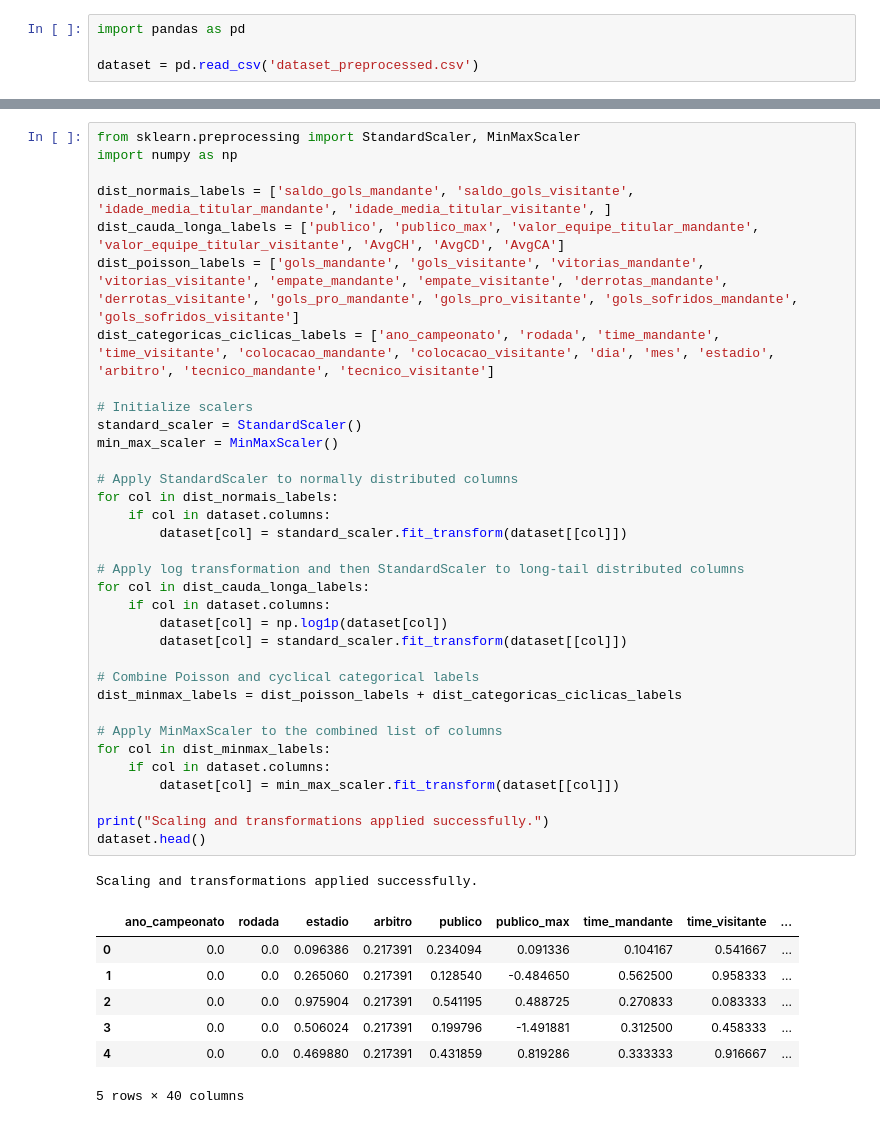
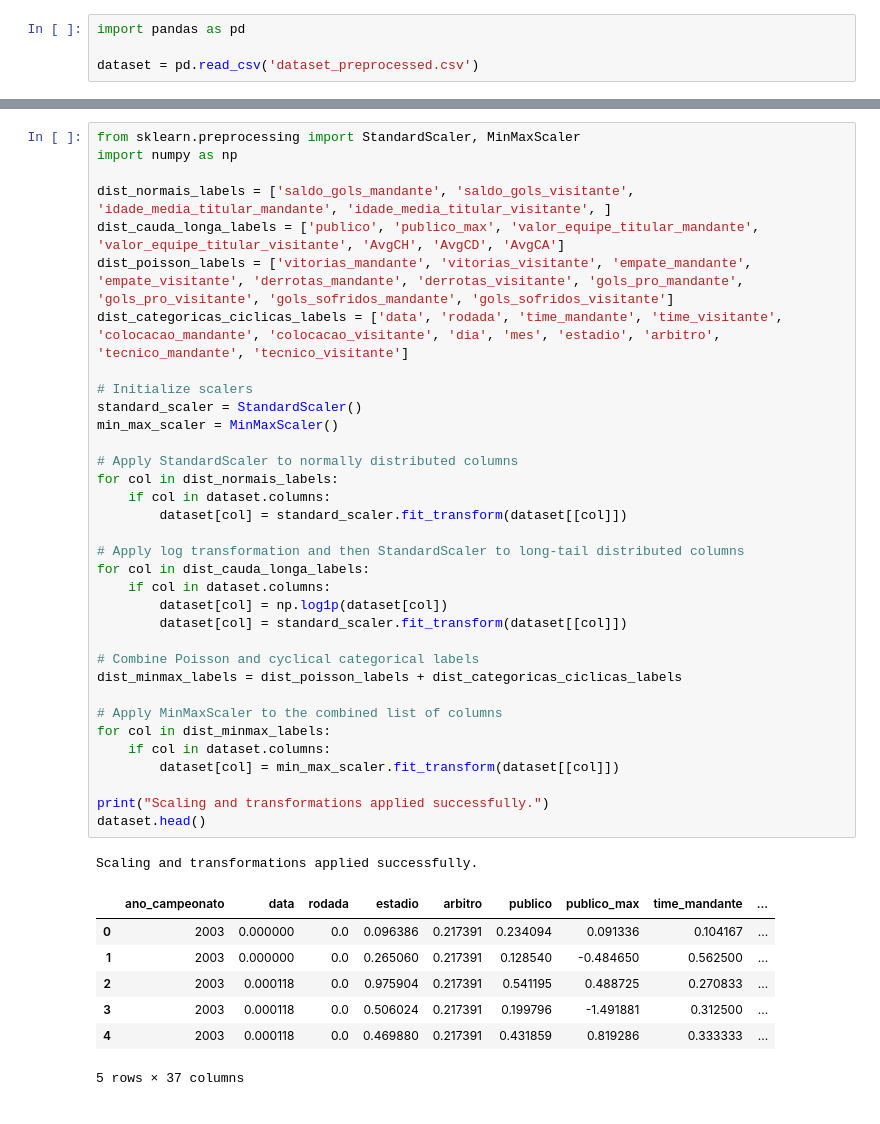
Before and after one commit to leandroassis/sportbet_model, a Jupyter notebook: data/feature_scale.ipynb, the cells around one changed output, grey strips where cells are left out. Saved outputs shown, nothing was run; the diff lists cells and outputs as text.

```diff
--- a/data/feature_scale.ipynb
+++ b/data/feature_scale.ipynb
@@ -57,43 +57,43 @@ import numpy as np
 
 dist_normais_labels = ['saldo_gols_mandante', 'saldo_gols_visitante', 'idade_media_titular_mandante', 'idade_media_titular_visitante', ]
 dist_cauda_longa_labels = ['publico', 'publico_max', 'valor_equipe_titular_mandante', 'valor_equipe_titular_visitante', 'AvgCH', 'AvgCD', 'AvgCA']
-dist_poisson_labels = ['gols_mandante', 'gols_visitante', 'vitorias_mandante', 'vitorias_visitante', 'empate_mandante', 'empate_visitante', 'derrotas_mandante', 'derrotas_visitante', 'gols_pro_mandante', 'gols_pro_visitante', 'gols_sofridos_mandante', 'gols_sofridos_visitante']
-dist_categoricas_ciclicas_labels = ['ano_campeonato', 'rodada', 'time_mandante', 'time_visitante', 'colocacao_mandante', 'colocacao_visitante', 'dia', 'mes', 'estadio', 'arbitro', 'tecnico_mandante', 'tecnico_visitante']
+dist_poisson_labels = ['vitorias_mandante', 'vitorias_visitante', 'empate_mandante', 'empate_visitante', 'derrotas_mandante', 'derrotas_visitante', 'gols_pro_mandante', 'gols_pro_visitante', 'gols_sofridos_mandante', 'gols_sofridos_visitante']
+dist_categoricas_ciclicas_labels = ['data', 'rodada', 'time_mandante', 'time_visitante', 'colocacao_mandante', 'colocacao_visitante', 'dia', 'mes', 'estadio', 'arbitro', 'tecnico_mandante', 'tecnico_visitante']
 
 # Initialize scalers
 standard_scaler = StandardScaler()
 min_max_scaler = MinMaxScaler()
 
 # Apply StandardScaler to normally distributed columns
 for col in dist_normais_labels:
     if col in dataset.columns:
         dataset[col] = standard_scaler.fit_transform(dataset[[col]])
 
 # Apply log transformation and then StandardScaler to long-tail distributed columns
 for col in dist_cauda_longa_labels:
     if col in dataset.columns:
         dataset[col] = np.log1p(dataset[col])
         dataset[col] = standard_scaler.fit_transform(dataset[[col]])
 
 # Combine Poisson and cyclical categorical labels
 dist_minmax_labels = dist_poisson_labels + dist_categoricas_ciclicas_labels
 
 # Apply MinMaxScaler to the combined list of columns
 for col in dist_minmax_labels:
     if col in dataset.columns:
         dataset[col] = min_max_scaler.fit_transform(dataset[[col]])
 
 print("Scaling and transformations applied successfully.")
 dataset.head()
 # %% [output]
 Scaling and transformations applied successfully.
-|  | ano_campeonato | rodada | estadio | arbitro | publico | publico_max | time_mandante | time_visitante | ... |
-| 0 | 0.0 | 0.0 | 0.096386 | 0.217391 | 0.234094 | 0.091336 | 0.104167 | 0.541667 | ... |
-| 1 | 0.0 | 0.0 | 0.265060 | 0.217391 | 0.128540 | -0.484650 | 0.562500 | 0.958333 | ... |
-| 2 | 0.0 | 0.0 | 0.975904 | 0.217391 | 0.541195 | 0.488725 | 0.270833 | 0.083333 | ... |
-| 3 | 0.0 | 0.0 | 0.506024 | 0.217391 | 0.199796 | -1.491881 | 0.312500 | 0.458333 | ... |
-| 4 | 0.0 | 0.0 | 0.469880 | 0.217391 | 0.431859 | 0.819286 | 0.333333 | 0.916667 | ... |
+|  | ano_campeonato | data | rodada | estadio | arbitro | publico | publico_max | time_mandante | ... |
+| 0 | 2003 | 0.000000 | 0.0 | 0.096386 | 0.217391 | 0.234094 | 0.091336 | 0.104167 | ... |
+| 1 | 2003 | 0.000000 | 0.0 | 0.265060 | 0.217391 | 0.128540 | -0.484650 | 0.562500 | ... |
+| 2 | 2003 | 0.000118 | 0.0 | 0.975904 | 0.217391 | 0.541195 | 0.488725 | 0.270833 | ... |
+| 3 | 2003 | 0.000118 | 0.0 | 0.506024 | 0.217391 | 0.199796 | -1.491881 | 0.312500 | ... |
+| 4 | 2003 | 0.000118 | 0.0 | 0.469880 | 0.217391 | 0.431859 | 0.819286 | 0.333333 | ... |
-5 rows × 40 columns
+5 rows × 37 columns
 # %%
 plot_distributions(dataset)
 # %% [output]
```
Also changed, not shown: parts of 3 cells of this notebook, 7 other files.
